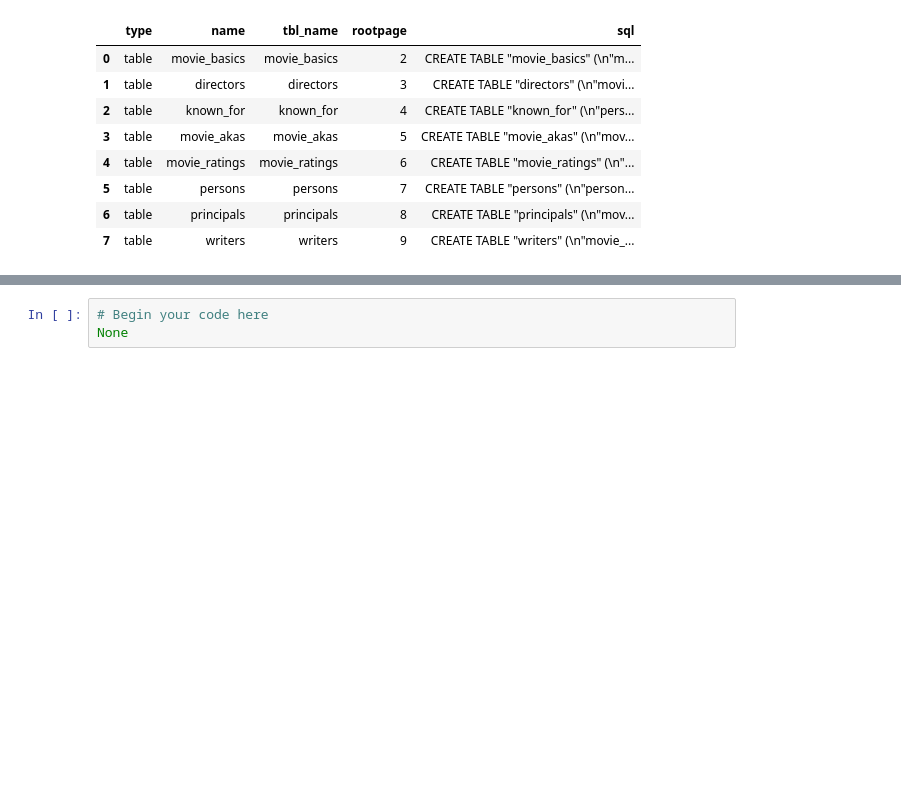
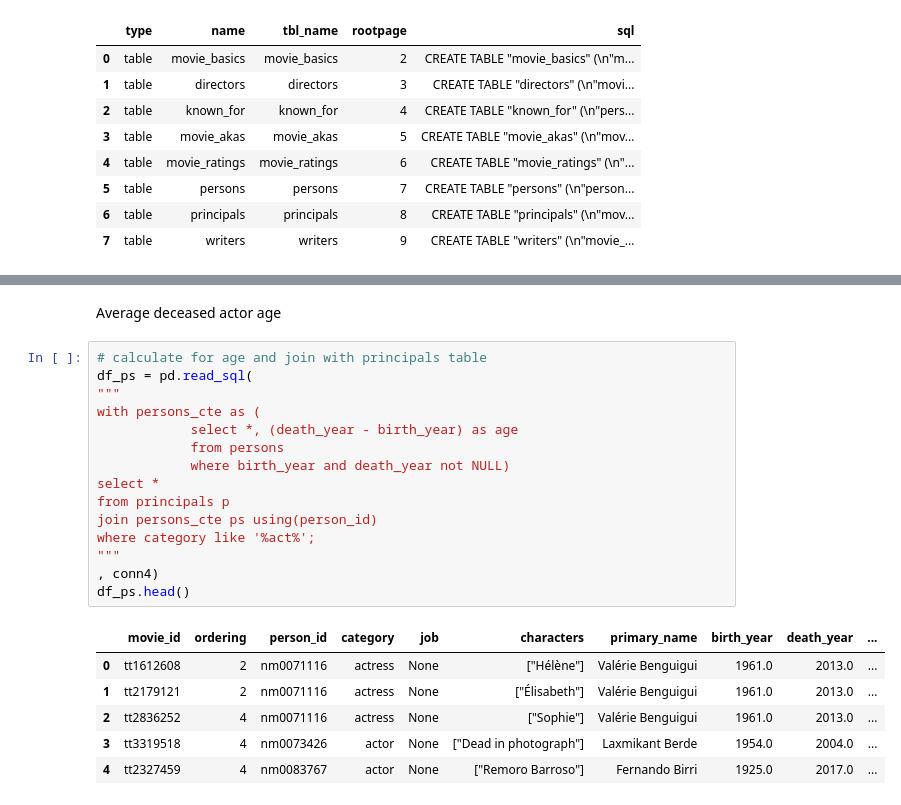
Before and after one commit to j-alba-data/dsc-sql-summative-lab, a Jupyter notebook: SQLSummativeLab.ipynb, the cells around one changed output, grey strips where cells are left out. Drawn from its saved outputs; the diff is of its cells as text; blank space fills up the shorter version.

```diff
--- a/SQLSummativeLab.ipynb
+++ b/SQLSummativeLab.ipynb
@@ -429,6 +429,27 @@ Tips for Success:
 Begin with broad exploratory queries to understand the data's scope and content. Then focus on honing in on interesting relationships between different data categories. Consider industry trends, audience preferences, or financial aspects when formulating your business question. Pay attention to data quality issues, inconsistencies, or limitations that might affect your analysis. Remember, the goal is to demonstrate your analytical thinking and ability to derive meaningful insights from complex datasets. Good luck with your exploration!
 
 NOTE: You do not need to explore every aspect of this database. Find something that you think is interesting or relevant about the data and focus your exploration there.
-# %%
-# Begin your code here
-None
+# %% [markdown]
+Average deceased actor age
+# %%
+# calculate for age and join with principals table
+df_ps = pd.read_sql(
+"""
+with persons_cte as (
+            select *, (death_year - birth_year) as age
+            from persons
+            where birth_year and death_year not NULL)
+select *
+from principals p
+join persons_cte ps using(person_id)
+where category like '%act%';
+"""
+, conn4)
+df_ps.head()
+# %% [output]
+|  | movie_id | ordering | person_id | category | job | characters | primary_name | birth_year | death_year | ... |
+| 0 | tt1612608 | 2 | nm0071116 | actress | None | ["Hélène"] | Valérie Benguigui | 1961.0 | 2013.0 | ... |
+| 1 | tt2179121 | 2 | nm0071116 | actress | None | ["Élisabeth"] | Valérie Benguigui | 1961.0 | 2013.0 | ... |
+| 2 | tt2836252 | 4 | nm0071116 | actress | None | ["Sophie"] | Valérie Benguigui | 1961.0 | 2013.0 | ... |
+| 3 | tt3319518 | 4 | nm0073426 | actor | None | ["Dead in photograph"] | Laxmikant Berde | 1954.0 | 2004.0 | ... |
+| 4 | tt2327459 | 4 | nm0083767 | actor | None | ["Remoro Barroso"] | Fernando Birri | 1925.0 | 2017.0 | ... |
```
Also changed, not shown: parts of 6 cells of this notebook.
